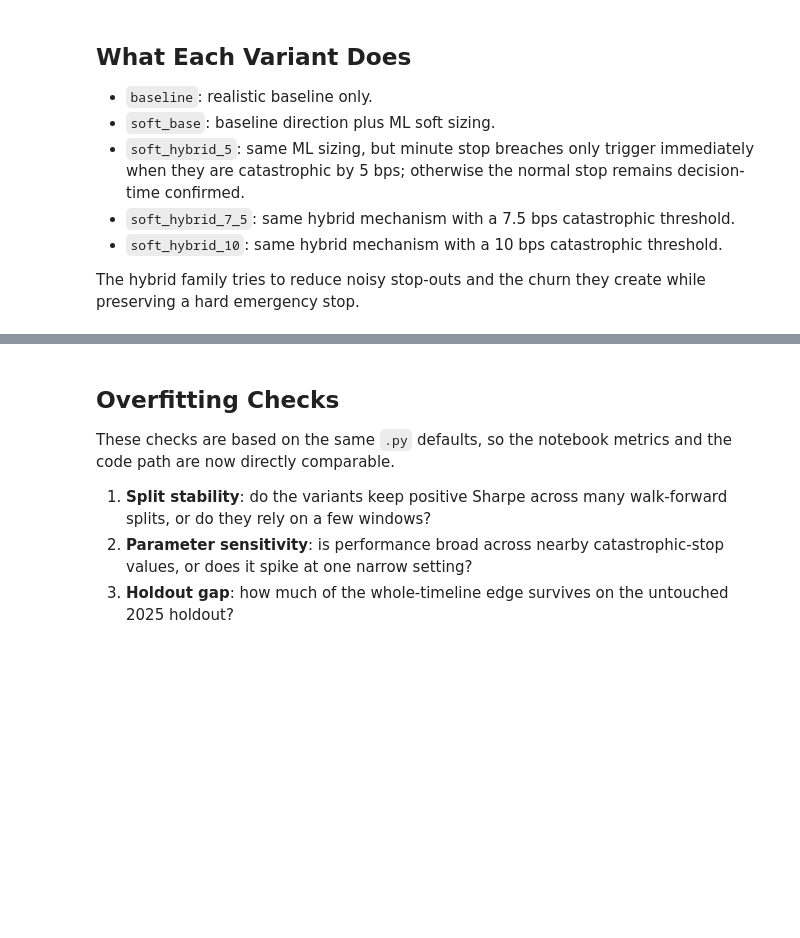
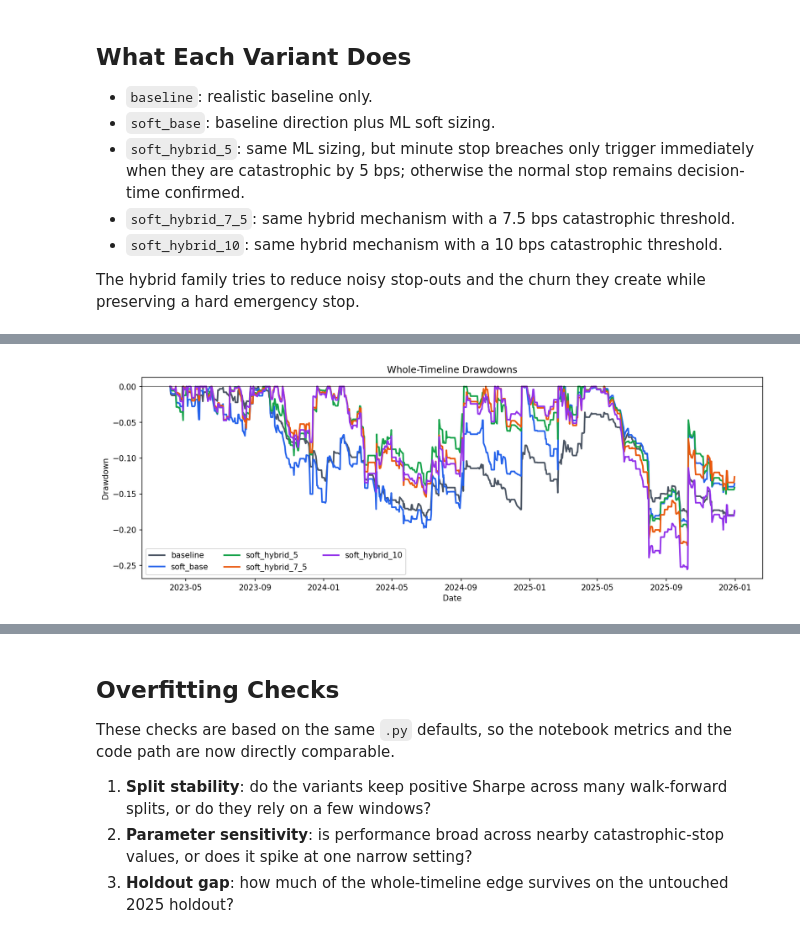
Before and after one commit to uvgusakk/intraday-momentum-ml, a Jupyter notebook: notebooks/04_unseen_2025_holdout_check.ipynb, the cells around one changed output, grey strips where cells are left out. Cells and saved outputs as stored; diff of their text form; code cells hidden in the pictures; blank space fills up the shorter version.

```diff
--- a/notebooks/04_unseen_2025_holdout_check.ipynb
+++ b/notebooks/04_unseen_2025_holdout_check.ipynb
@@ -53,2 +64,6 @@ The hybrid family tries to reduce noisy stop-outs and the churn they create whil
+# %%
+show_plot('whole_timeline_drawdowns.png')
+# %% [output]
+[figure, added]
 # %% [markdown]
 ## Whole-Timeline Rolling 20-Day Return
```
Also changed, not shown: parts of 14 cells of this notebook, 1 other file.
